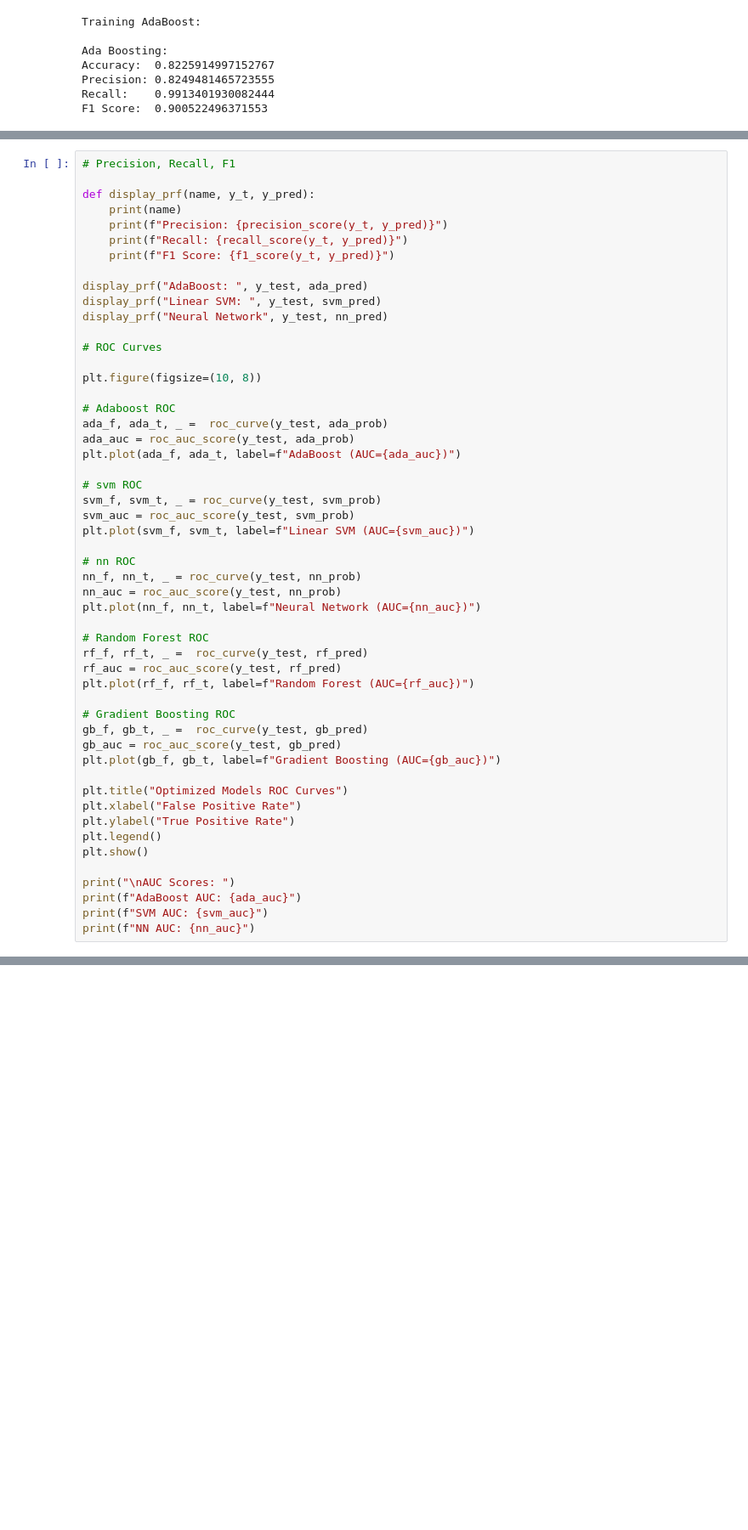
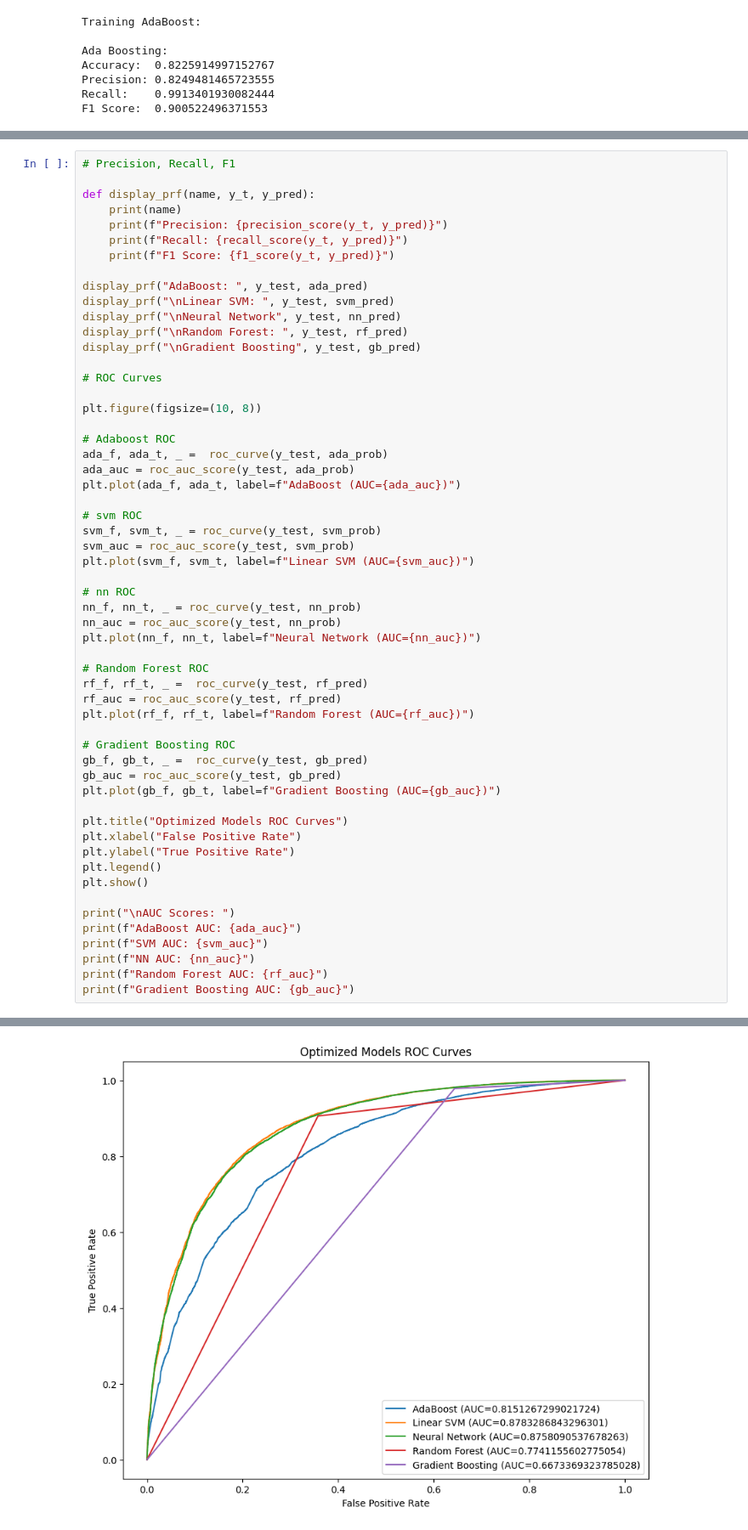
Before and after one commit to KalebE36/steam-review, a Jupyter notebook: packages/core/notebooks/steamReviewPredictor.ipynb, the cells around one changed output, grey strips where cells are left out. Shown: that part at 85% size. Drawn from its saved outputs; the diff is of its cells as text; blank space fills up the shorter version.

```diff
--- a/packages/core/notebooks/steamReviewPredictor.ipynb
+++ b/packages/core/notebooks/steamReviewPredictor.ipynb
@@ -650,8 +686,10 @@ def display_prf(name, y_t, y_pred):
     print(f"F1 Score: {f1_score(y_t, y_pred)}")
 
 display_prf("AdaBoost: ", y_test, ada_pred)
-display_prf("Linear SVM: ", y_test, svm_pred)
-display_prf("Neural Network", y_test, nn_pred)
+display_prf("\nLinear SVM: ", y_test, svm_pred)
+display_prf("\nNeural Network", y_test, nn_pred)
+display_prf("\nRandom Forest: ", y_test, rf_pred)
+display_prf("\nGradient Boosting", y_test, gb_pred)
 
 # ROC Curves
 
@@ -692,3 +730,6 @@ print("\nAUC Scores: ")
 print(f"AdaBoost AUC: {ada_auc}")
 print(f"SVM AUC: {svm_auc}")
 print(f"NN AUC: {nn_auc}")
+print(f"Random Forest AUC: {rf_auc}")
+print(f"Gradient Boosting AUC: {gb_auc}")
+# %% [output]
@@ -694,0 +753 @@ print(f"NN AUC: {nn_auc}")
+[figure, added]
```
Also changed, not shown: parts of 7 cells of this notebook.
